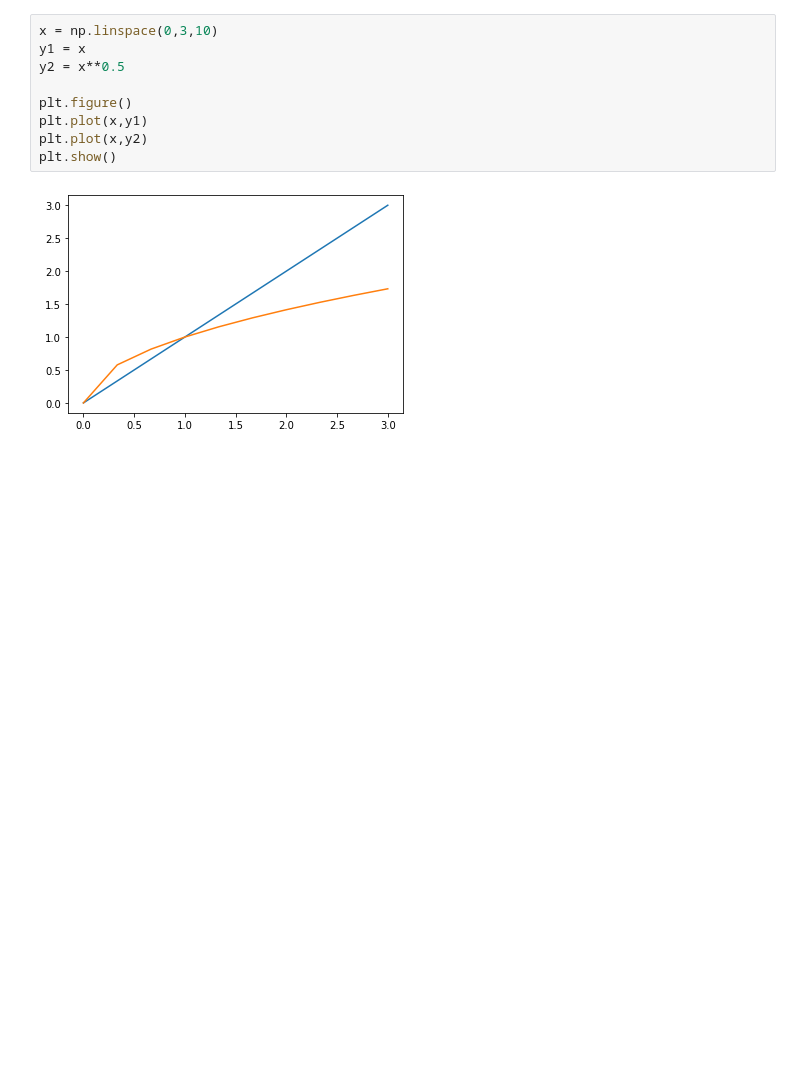
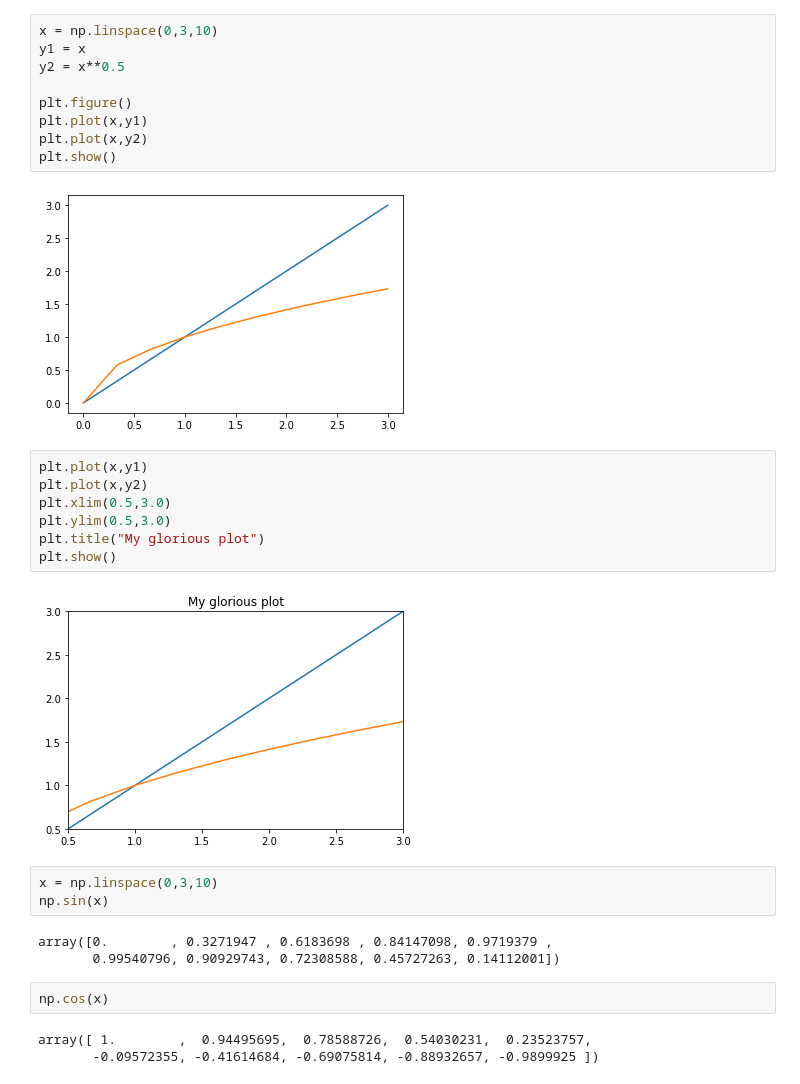
Before and after one commit to bosunKwak/Brno_Machine-Learning, a Jupyter notebook: python_for_ML2.ipynb, the cells around one changed output. Drawn from its saved outputs; the diff is of its cells as text; blank space fills up the shorter version.

```diff
--- a/python_for_ML2.ipynb
+++ b/python_for_ML2.ipynb
@@ -24,3 +24,23 @@ plt.plot(x,y2)
 plt.show()
 # %% [output]
 [figure]
+# %%
+plt.plot(x,y1)
+plt.plot(x,y2)
+plt.xlim(0.5,3.0)
+plt.ylim(0.5,3.0)
+plt.title("My glorious plot")
+plt.show()
+# %% [output]
+[figure, added]
+# %%
+x = np.linspace(0,3,10)
+np.sin(x)
+# %% [output]
+array([0.        , 0.3271947 , 0.6183698 , 0.84147098, 0.9719379 ,
+       0.99540796, 0.90929743, 0.72308588, 0.45727263, 0.14112001])
+# %%
+np.cos(x)
+# %% [output]
+array([ 1.        ,  0.94495695,  0.78588726,  0.54030231,  0.23523757,
+       -0.09572355, -0.41614684, -0.69075814, -0.88932657, -0.9899925 ])
```
Also changed, not shown: parts of 3 cells of this notebook.
